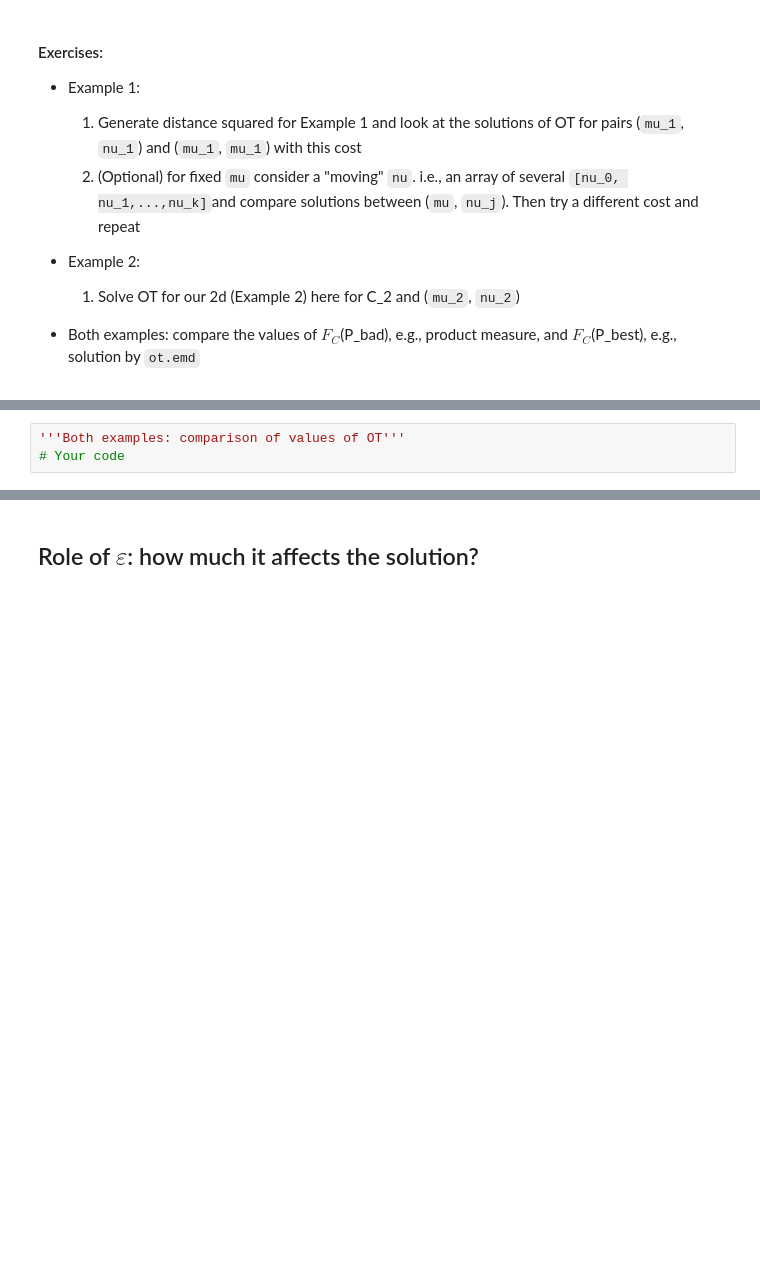
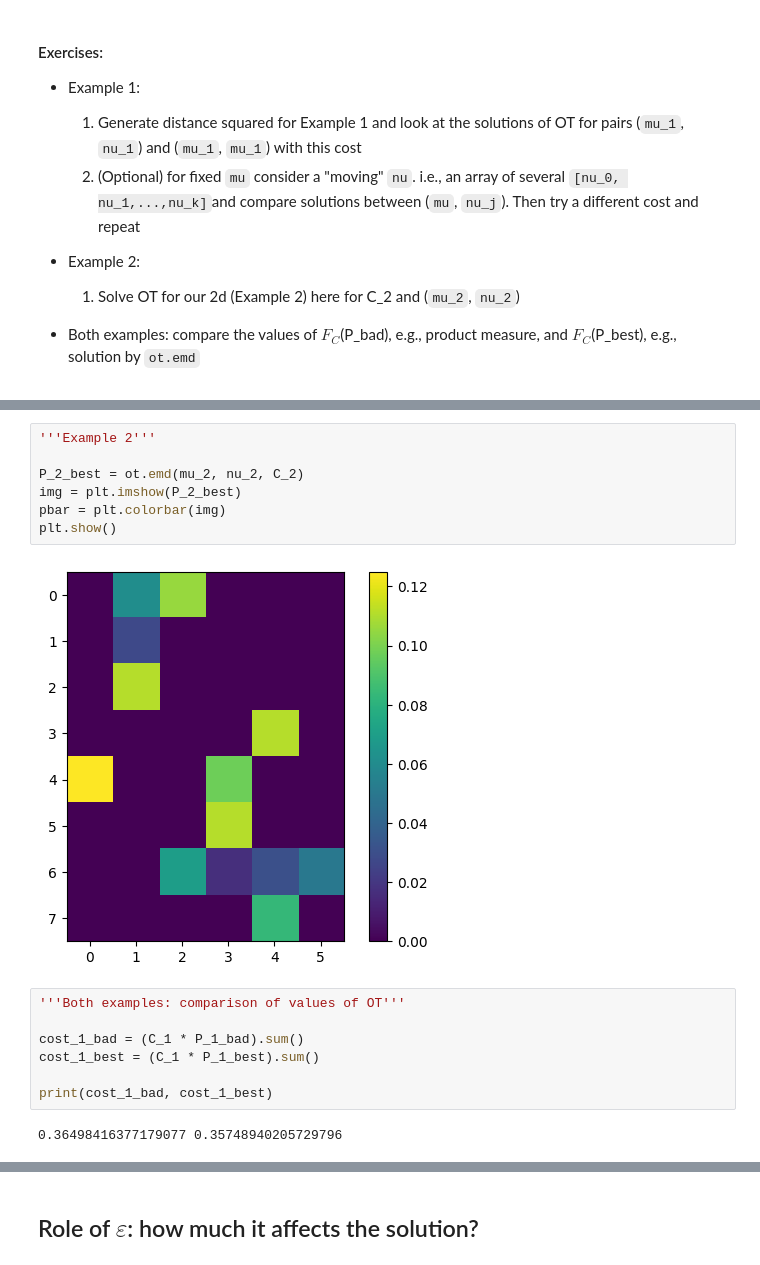
Before and after one commit to shelestvitru/OT-tutorials, a Jupyter notebook: Tutorial_1.ipynb, the cells around one changed output, grey strips where cells are left out. Saved outputs shown, nothing was run; the diff lists cells and outputs as text; blank space fills up the shorter version.

```diff
--- a/Tutorial_1.ipynb
+++ b/Tutorial_1.ipynb
@@ -217,3 +252,18 @@ ot.plot.plot1D_mat(mu_1, mu_1, P_1_best_same_marginals)
+# %%
+'''Example 2'''
+
+P_2_best = ot.emd(mu_2, nu_2, C_2)
+img = plt.imshow(P_2_best)
+pbar = plt.colorbar(img)
+plt.show()
+# %% [output]
+[figure, added]
 # %%
 '''Both examples: comparison of values of OT'''
-# Your code
+
+cost_1_bad = (C_1 * P_1_bad).sum()
+cost_1_best = (C_1 * P_1_best).sum()
+
+print(cost_1_bad, cost_1_best)
+# %% [output]
+0.36498416377179077 0.35748940205729796
```
Also changed, not shown: parts of 25 cells of this notebook, 2 other files.
